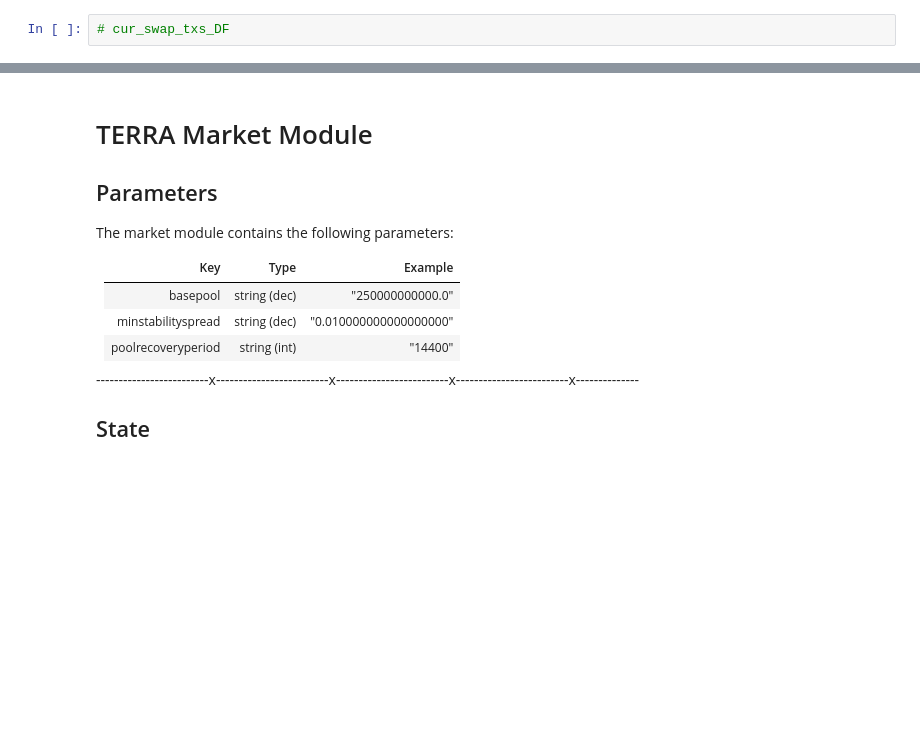
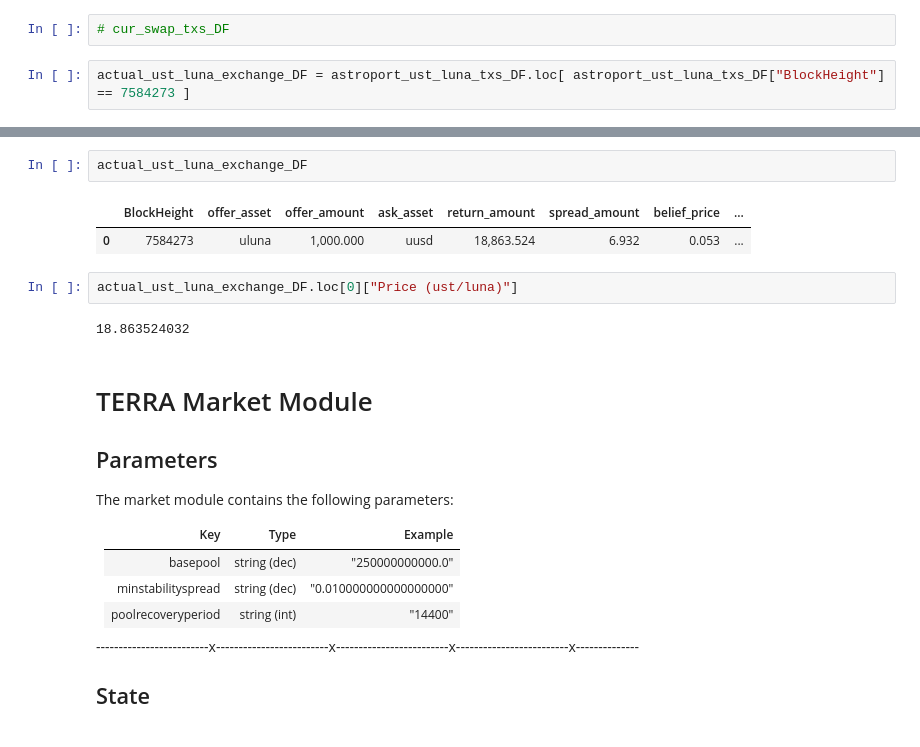
Before and after one commit to AstroTech-Labs/Research_1_TerraClassic, a Jupyter notebook: learning_layer_research/terra_market_module/data_preprocessing.ipynb, the cells around one changed output, grey strips where cells are left out. Cells and saved outputs as stored; diff of their text form; blank space fills up the shorter version.

```diff
--- a/learning_layer_research/terra_market_module/data_preprocessing.ipynb
+++ b/learning_layer_research/terra_market_module/data_preprocessing.ipynb
@@ -818,3 +808,5 @@ Replenishing pools : poolDelta = 1532534.0247175854 | poolRegressionAmt = 85140.
 # cur_swap_txs_DF = market_swap_txs_DF.loc[ market_swap_txs_DF["BlockHeight"] == 7589925 ]
 # %%
 # cur_swap_txs_DF
+# %%
+actual_ust_luna_exchange_DF = astroport_ust_luna_txs_DF.loc[ astroport_ust_luna_txs_DF["BlockHeight"] == 7584273 ]
@@ -821,3 +822,12 @@ Replenishing pools : poolDelta = 1532534.0247175854 | poolRegressionAmt = 85140.
+# %%
+actual_ust_luna_exchange_DF
+# %% [output]
+|  | BlockHeight | offer_asset | offer_amount | ask_asset | return_amount | spread_amount | belief_price | ... |
+| 0 | 7584273 | uluna | 1,000.000 | uusd | 18,863.524 | 6.932 | 0.053 | ... |
+# %%
+actual_ust_luna_exchange_DF.loc[0]["Price (ust/luna)"]
+# %% [output]
+18.863524032
 # %% [markdown]
 # TERRA Market Module
 
```
Also changed, not shown: parts of 16 cells of this notebook.
